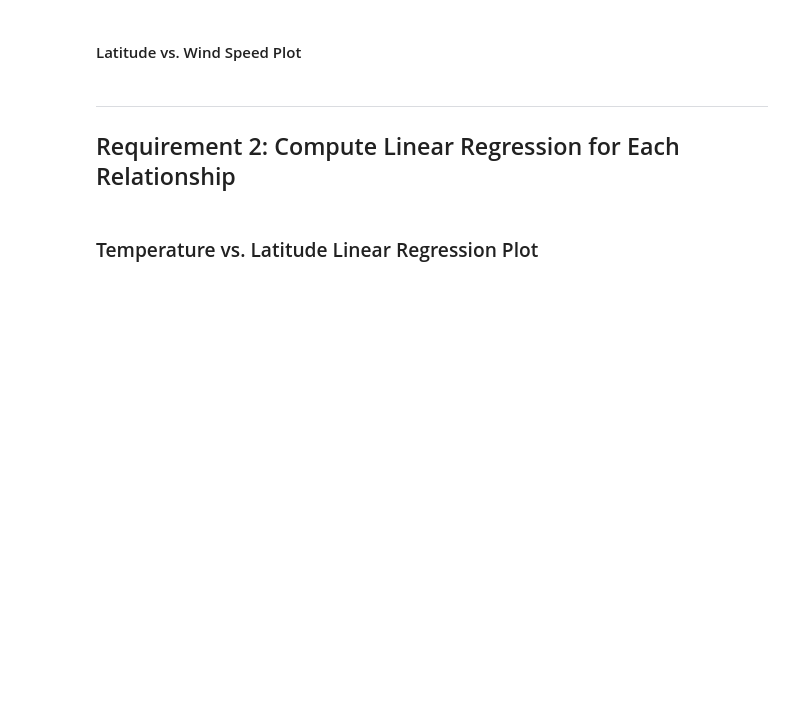
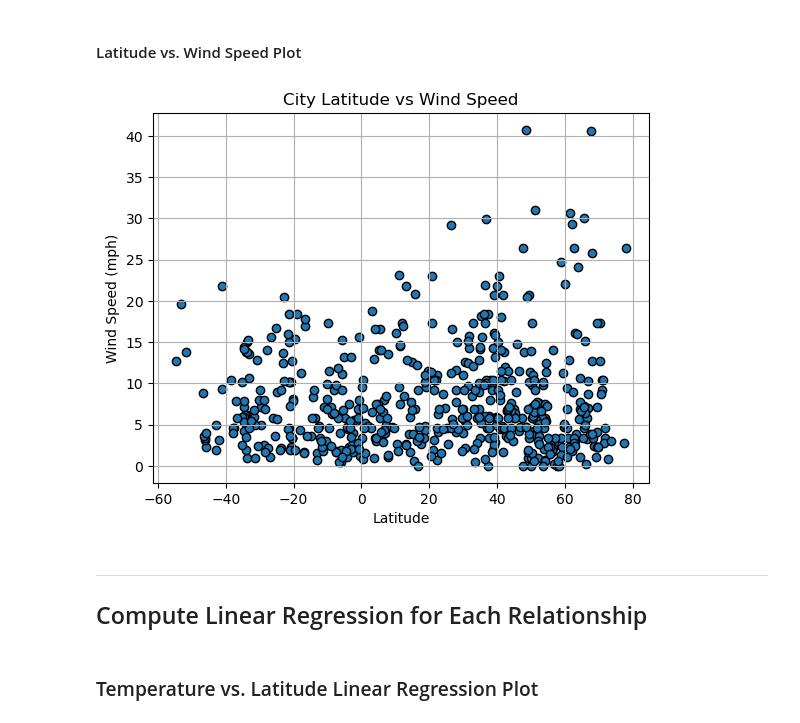
Before and after one commit to JustinePile/python-api-challenge, a Jupyter notebook: WeatherPy/WeatherPy.ipynb, the cells around one changed output. Cells and saved outputs as stored; diff of their text form; code cells hidden in the pictures; blank space fills up the shorter version.

```diff
--- a/WeatherPy/WeatherPy.ipynb
+++ b/WeatherPy/WeatherPy.ipynb
@@ -235,19 +249,24 @@ plt.show()
 #### Latitude vs. Wind Speed Plot
 # %%
 # Build the scatter plots for latitude vs. wind speed
-# YOUR CODE HERE
-
-# Incorporate the other graph properties
-# YOUR CODE HERE
+x_values = city_data_df["Lat"]
+y_values = city_data_df["Wind Speed"]
+plt.scatter(x_values, y_values, edgecolors="black")
+plt.xlabel("Latitude")
+plt.ylabel("Wind Speed (mph)")
+plt.title("City Latitude vs Wind Speed")
+plt.grid()
 
 # Save the figure
 plt.savefig("output_data/Fig4.png")
 
 # Show plot
 plt.show()
+# %% [output]
+[figure, added]
 # %% [markdown]
 ---
 
-## Requirement 2: Compute Linear Regression for Each Relationship
+## Compute Linear Regression for Each Relationship
 # %%
 # Define a function to create Linear Regression plots
```
Also changed, not shown: parts of 4 cells of this notebook, 4 other files.
